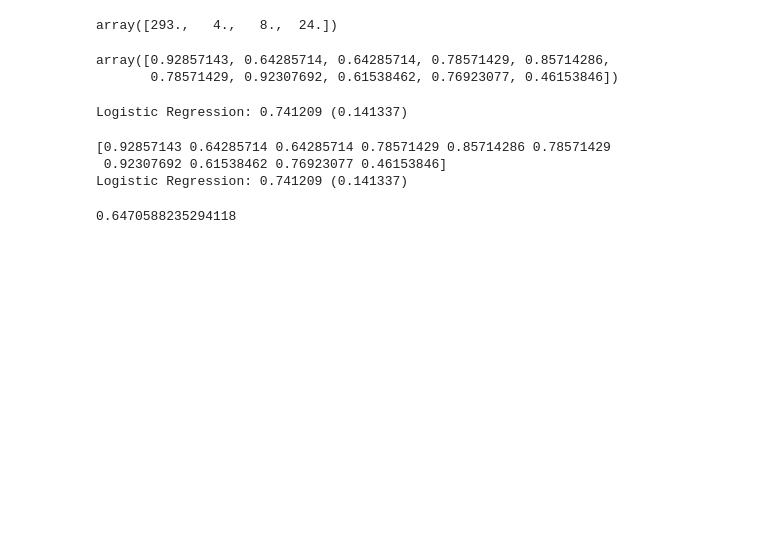
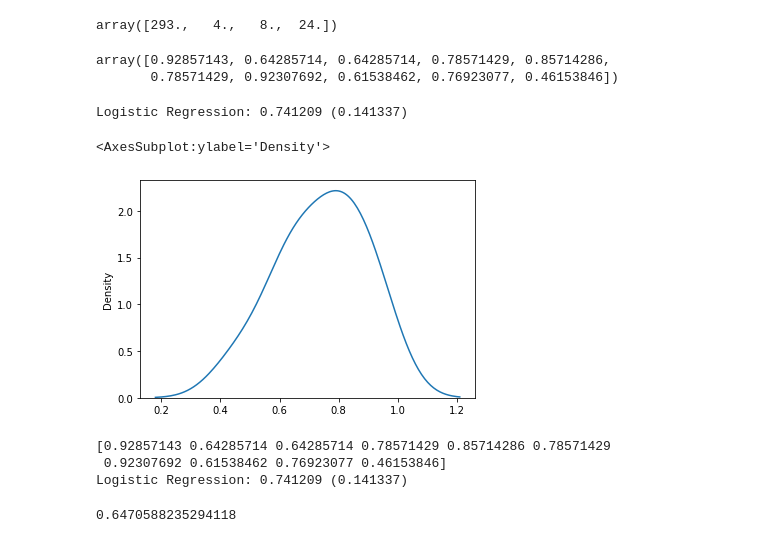
Before and after one commit to PilarDenia/activity_bootcamp_jun2020, a Jupyter notebook: 2_Machine_Learning/semana_20/día_4/1 - logistic_regression_df_class Clase.ipynb, the cells around one changed output. Saved outputs shown, nothing was run; the diff lists cells and outputs as text; code cells hidden in the pictures; blank space fills up the shorter version.

```diff
--- a/2_Machine_Learning/semana_20/día_4/1 - logistic_regression_df_class Clase.ipynb
+++ b/2_Machine_Learning/semana_20/día_4/1 - logistic_regression_df_class Clase.ipynb
@@ -205,6 +210,11 @@ Logistic Regression: 0.741209 (0.141337)
 #cv_results.mean() y cv_results.std()) ===> dá distribución gaussiana, y muestra densidad de probabilidad
 
 #cv_results, si tuviera más datos generaría una campana de gauss
+# %%
+sns.kdeplot(cv_results)
+# %% [output]
+<AxesSubplot:ylabel='Density'>
+[figure, added]
 # %%
 print(cv_results)
 print(msg)
```
Also changed, not shown: parts of 6 cells of this notebook, 50 other files.
